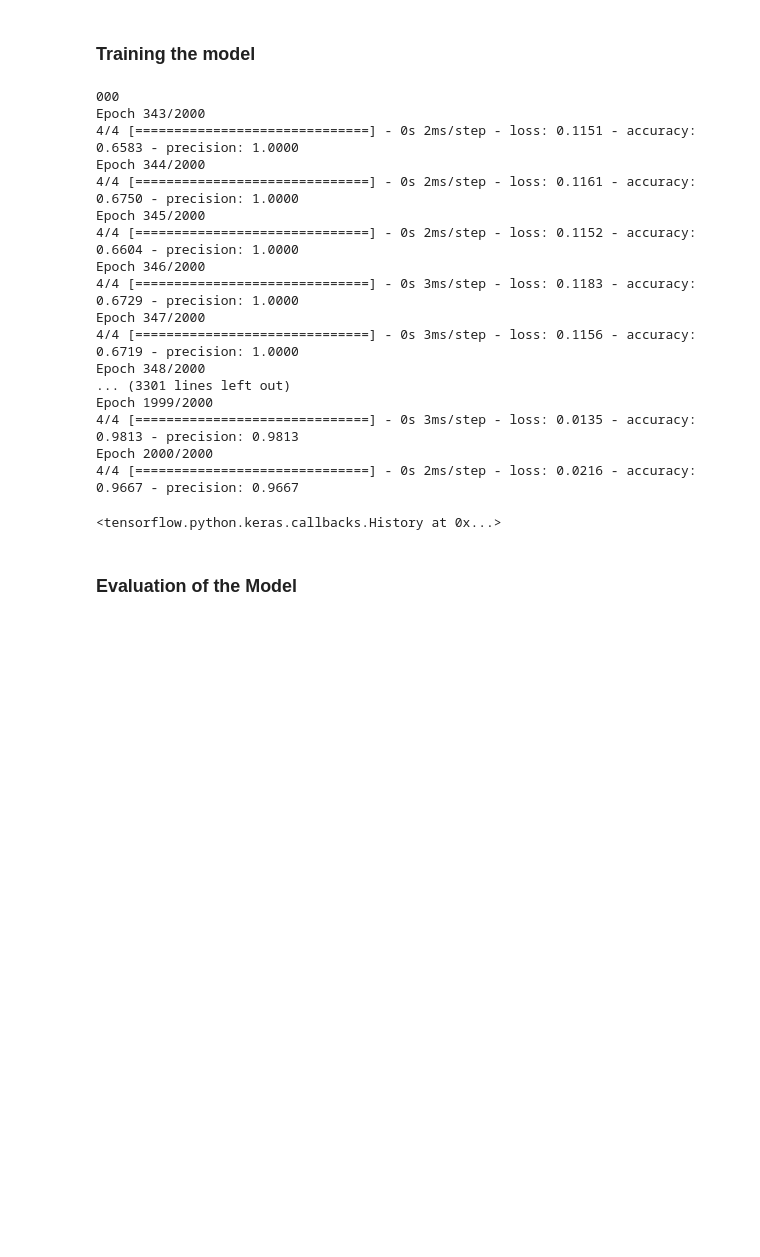
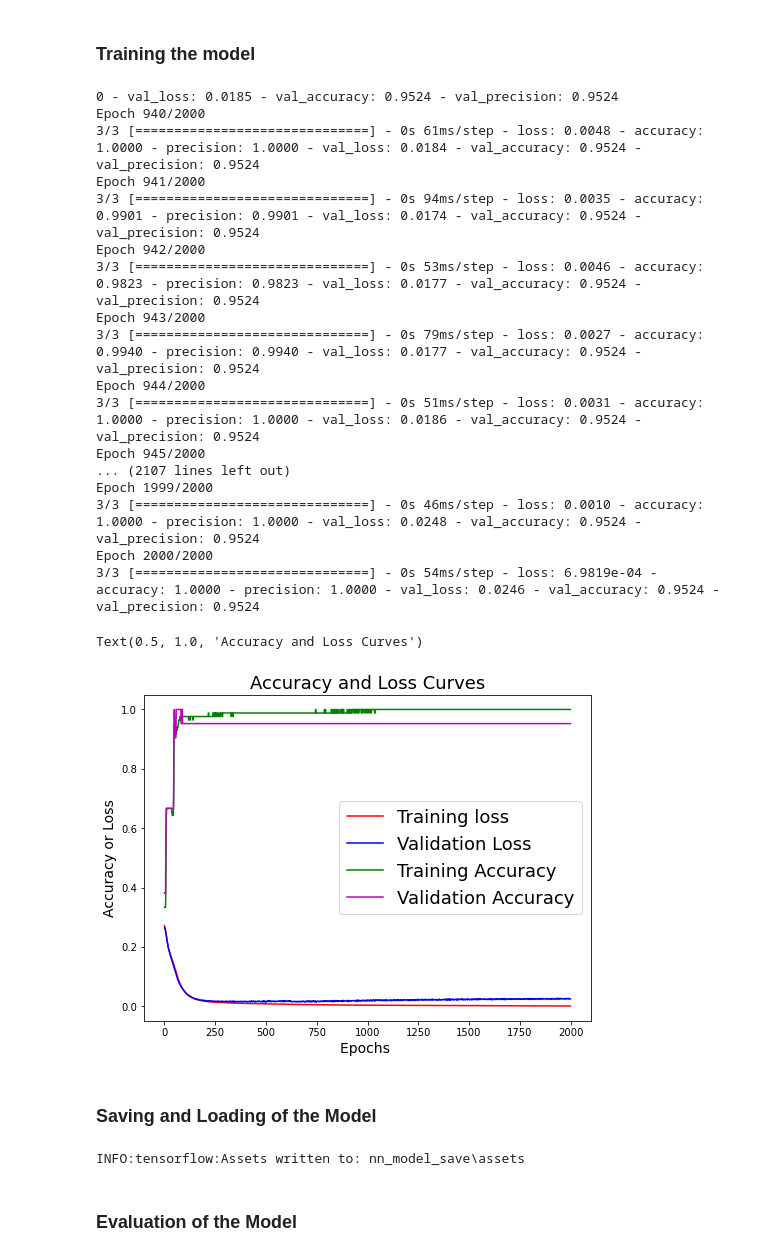
Before and after one commit to Francis-Magallanes/Fuzzy-Neural-Comparison, a Jupyter notebook: neural-network.ipynb, the cells around one changed output. Cells and saved outputs as stored; diff of their text form; code cells hidden in the pictures; blank space fills up the shorter version.

Commit message:
save and load model, and confustion mat finished

```diff
--- a/neural-network.ipynb
+++ b/neural-network.ipynb
@@ -58,10 +60,10 @@ x_train, x_test, y_train, y_test = train_test_split(input_np, output_np, test_si
 # %% [markdown]
 ### Building of the Neural Network
 # %%
+#this will create a simple multi perceptron model
 nn_model = Sequential()
-nn_model.add( Dense(4 , activation = "relu" ) ) #input layer
-nn_model.add( Dense(3 , activation = "relu" ) ) # first hidden layer
-nn_model.add( Dense(3 , activation = "relu" ) ) # second hidden layer
-nn_model.add( Dense(3 , activation = "softmax" )) # output layer
+nn_model.add( Dense(4 , activation = "relu" ) ) #first hidden layer with 4 neurons
+nn_model.add( Dense(3 , activation = "relu" ) ) # second hidden layer with 3 neurons
+nn_model.add( Dense(3 , activation = "softmax" )) # output layer with 3 neurons
 # %%
 #building model
@@ -73,23 +71,50 @@ nn_model.compile(loss = "mean_squared_error", optimizer = "adam", metrics = ['ac
 # %% [markdown]
 ### Training the model
 # %%
-nn_model.fit(x_train,y_train, epochs = 2000)
+history = nn_model.fit(x_train,y_train, epochs = 2000, validation_split = 0.2)
 # %% [output]
-000
-Epoch 343/2000
-4/4 [==============================] - 0s 2ms/step - loss: 0.1151 - accuracy: 0.6583 - precision: 1.0000
-Epoch 344/2000
-4/4 [==============================] - 0s 2ms/step - loss: 0.1161 - accuracy: 0.6750 - precision: 1.0000
-Epoch 345/2000
-4/4 [==============================] - 0s 2ms/step - loss: 0.1152 - accuracy: 0.6604 - precision: 1.0000
-Epoch 346/2000
-4/4 [==============================] - 0s 3ms/step - loss: 0.1183 - accuracy: 0.6729 - precision: 1.0000
-Epoch 347/2000
-4/4 [==============================] - 0s 3ms/step - loss: 0.1156 - accuracy: 0.6719 - precision: 1.0000
-Epoch 348/2000
-... (3301 lines left out)
+0 - val_loss: 0.0185 - val_accuracy: 0.9524 - val_precision: 0.9524
+Epoch 940/2000
+3/3 [==============================] - 0s 61ms/step - loss: 0.0048 - accuracy: 1.0000 - precision: 1.0000 - val_loss: 0.0184 - val_accuracy: 0.9524 - val_precision: 0.9524
+Epoch 941/2000
+3/3 [==============================] - 0s 94ms/step - loss: 0.0035 - accuracy: 0.9901 - precision: 0.9901 - val_loss: 0.0174 - val_accuracy: 0.9524 - val_precision: 0.9524
+Epoch 942/2000
+3/3 [==============================] - 0s 53ms/step - loss: 0.0046 - accuracy: 0.9823 - precision: 0.9823 - val_loss: 0.0177 - val_accuracy: 0.9524 - val_precision: 0.9524
+Epoch 943/2000
+3/3 [==============================] - 0s 79ms/step - loss: 0.0027 - accuracy: 0.9940 - precision: 0.9940 - val_loss: 0.0177 - val_accuracy: 0.9524 - val_precision: 0.9524
+Epoch 944/2000
+3/3 [==============================] - 0s 51ms/step - loss: 0.0031 - accuracy: 1.0000 - precision: 1.0000 - val_loss: 0.0186 - val_accuracy: 0.9524 - val_precision: 0.9524
+Epoch 945/2000
+... (2107 lines left out)
 Epoch 1999/2000
-4/4 [==============================] - 0s 3ms/step - loss: 0.0135 - accuracy: 0.9813 - precision: 0.9813
+3/3 [==============================] - 0s 46ms/step - loss: 0.0010 - accuracy: 1.0000 - precision: 1.0000 - val_loss: 0.0248 - val_accuracy: 0.9524 - val_precision: 0.9524
 Epoch 2000/2000
-4/4 [==============================] - 0s 2ms/step - loss: 0.0216 - accuracy: 0.9667 - precision: 0.9667
+3/3 [==============================] - 0s 54ms/step - loss: 6.9819e-04 - accuracy: 1.0000 - precision: 1.0000 - val_loss: 0.0246 - val_accuracy: 0.9524 - val_precision: 0.9524
-<tensorflow.python.keras.callbacks.History at 0x...>
+# %%
+#plot of the loss and the accuracy during the training
+#for the loss
+plt.figure(figsize=[8,6])
+plt.plot(history.history['loss'],'r')
+plt.plot(history.history['val_loss'],'b')
+
+# Accuracy Curves
+plt.plot(history.history['accuracy'],'g')
+plt.plot(history.history['val_accuracy'],'m')
+
+#setting the legend
+plt.legend(['Training loss', 'Validation Loss', 'Training Accuracy', 'Validation Accuracy'],fontsize=18)
+
+#setting the title and axis labels
+plt.xlabel('Epochs ',fontsize=14)
+plt.ylabel('Accuracy or Loss',fontsize=14)
+plt.title('Accuracy and Loss Curves',fontsize=18)
+# %% [output]
+Text(0.5, 1.0, 'Accuracy and Loss Curves')
+[figure, added]
+# %% [markdown]
+### Saving and Loading of the Model
+# %%
+#for the saving of the model
+nn_model.save("nn_model_save")
+# %% [output]
+INFO:tensorflow:Assets written to: nn_model_save\assets
```
Also changed, not shown: parts of 8 cells of this notebook, 3 other files.
